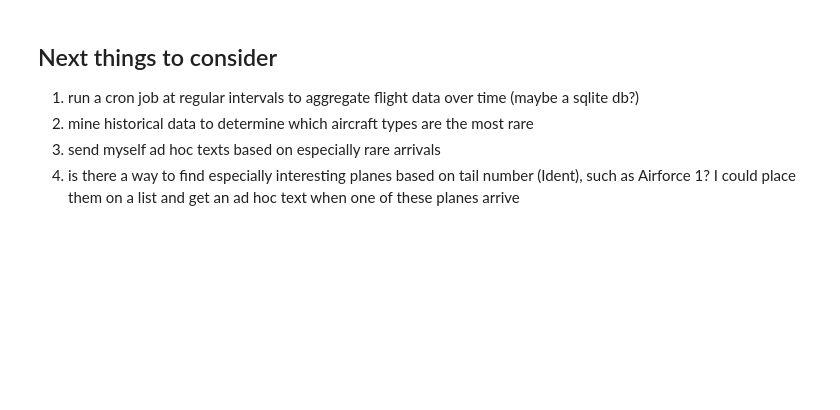
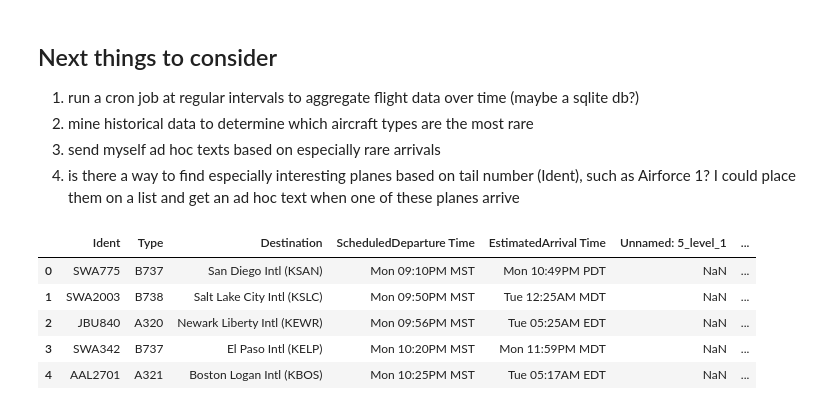
Before and after one commit to mrkjhsn/Sunset-Airplane-Notification, a Jupyter notebook: sunset_airplane_notification.ipynb, the cells around one changed output. Cells and saved outputs as stored; diff of their text form; code cells hidden in the pictures; blank space fills up the shorter version.

```diff
--- a/sunset_airplane_notification.ipynb
+++ b/sunset_airplane_notification.ipynb
@@ -123,0 +149,9 @@ msg
+# %%
+df.head()
+# %% [output]
+|  | Ident | Type | Destination | ScheduledDeparture Time | EstimatedArrival Time | Unnamed: 5_level_1 | ... |
+| 0 | SWA775 | B737 | San Diego Intl (KSAN) | Mon 09:10PM MST | Mon 10:49PM PDT | NaN | ... |
+| 1 | SWA2003 | B738 | Salt Lake City Intl (KSLC) | Mon 09:50PM MST | Tue 12:25AM MDT | NaN | ... |
+| 2 | JBU840 | A320 | Newark Liberty Intl (KEWR) | Mon 09:56PM MST | Tue 05:25AM EDT | NaN | ... |
+| 3 | SWA342 | B737 | El Paso Intl (KELP) | Mon 10:20PM MST | Mon 11:59PM MDT | NaN | ... |
+| 4 | AAL2701 | A321 | Boston Logan Intl (KBOS) | Mon 10:25PM MST | Tue 05:17AM EDT | NaN | ... |
```
Also changed, not shown: parts of 30 cells of this notebook, 7 other files.
